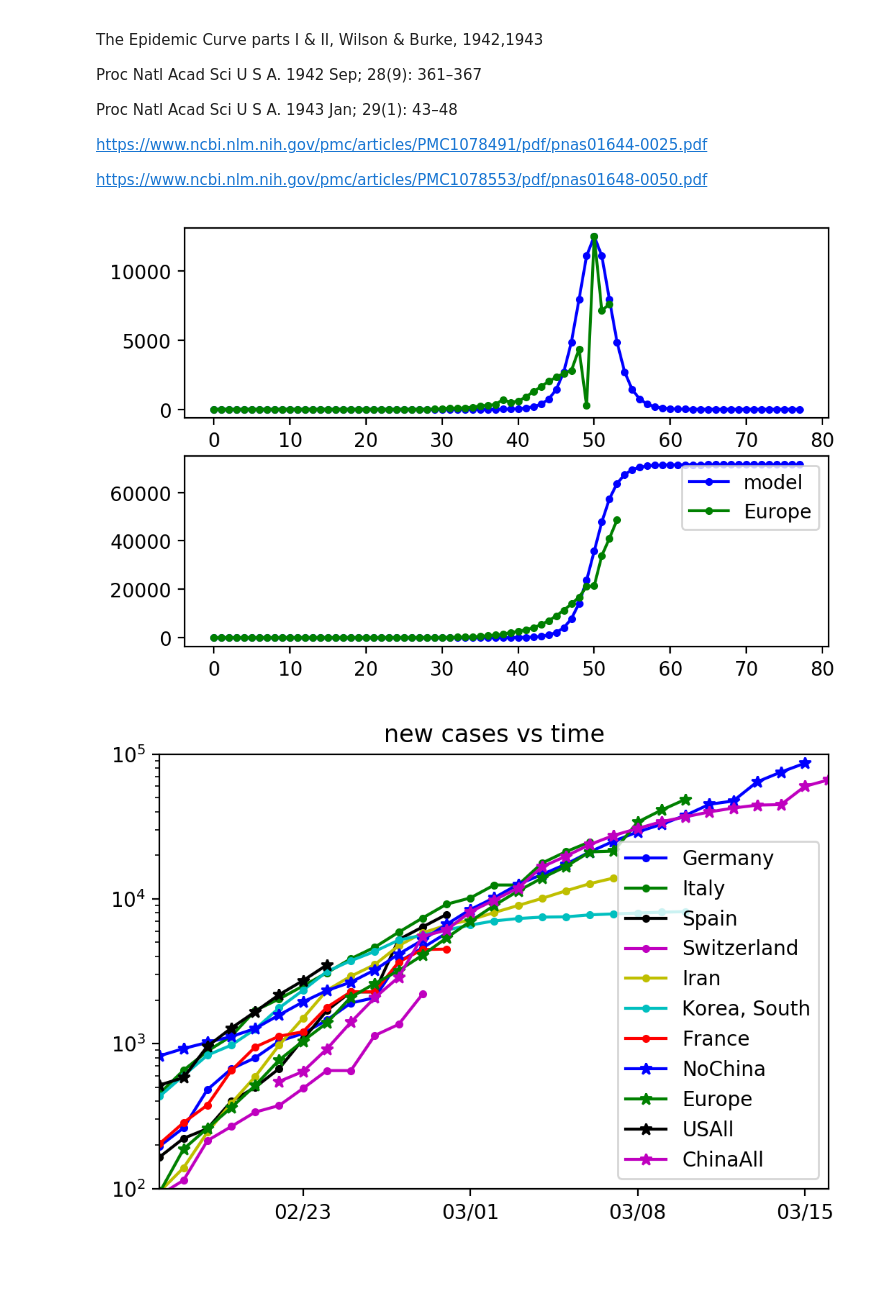
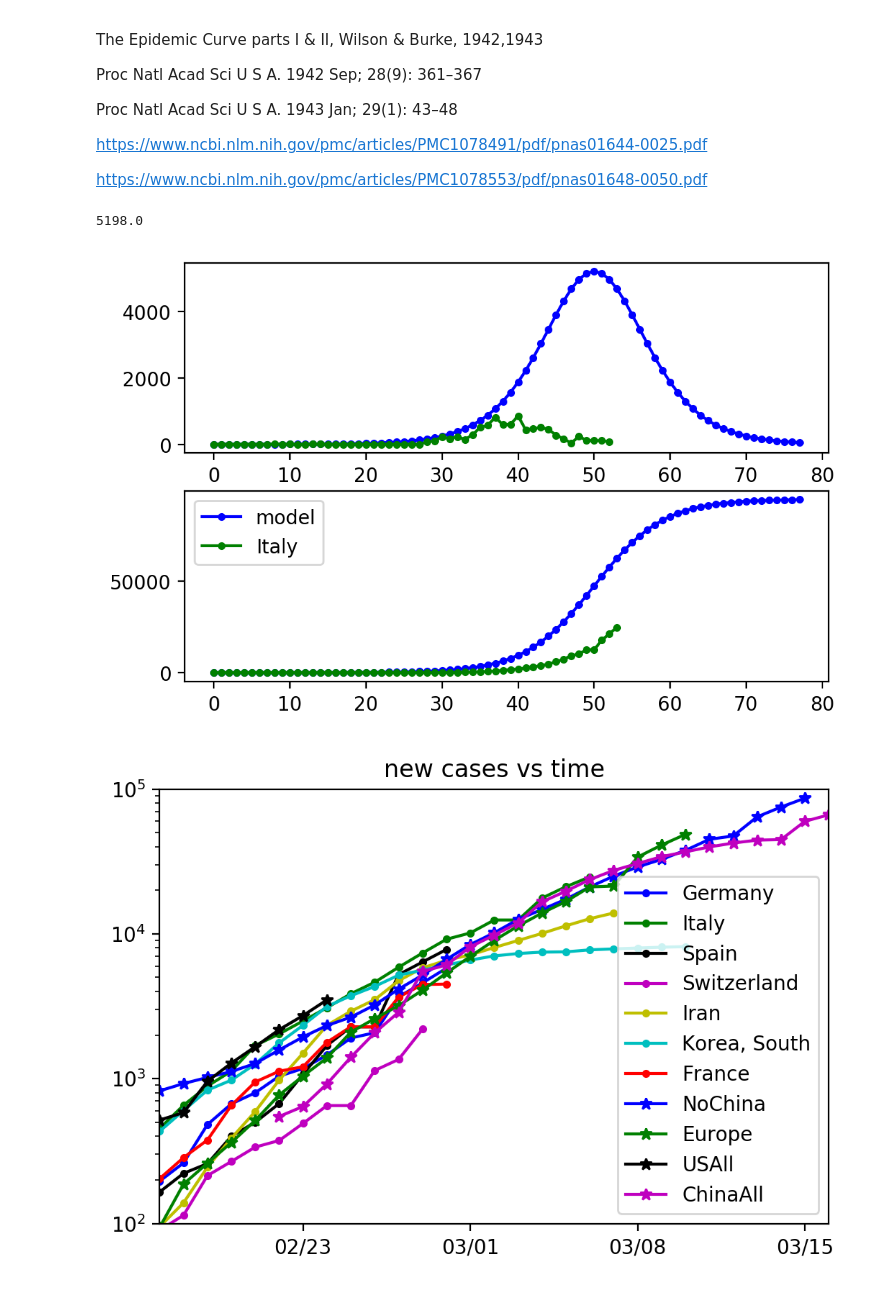
Before and after one commit to raysalem/sars-cov-19, a Jupyter notebook: cov-19.ipynb, the cells around one changed output. Cells and saved outputs as stored; diff of their text form; code cells hidden in the pictures.

```diff
--- a/cov-19.ipynb
+++ b/cov-19.ipynb
@@ -387,40 +400,48 @@ https://www.ncbi.nlm.nih.gov/pmc/articles/PMC1078491/pdf/pnas01644-0025.pdf
 https://www.ncbi.nlm.nih.gov/pmc/articles/PMC1078553/pdf/pnas01648-0050.pdf
 # %%
 
-filtV= "South Korea"
-filtV= "Europe"
+#filtV= "South Korea"
+filtV= "Italy"
 
 #filtV = "US"
 #filtV = "Italy"
 #filtV = "China"
 for ctr in countries.keys():
     #only get filtered country or group, from countries dict
     if not filtV == ctr: continue
 
     # get daily change, drop first value, '0'
-    Nd = data.loc[countries[ctr]].sum().diff().values[1:]
+    v = data.loc[countries[ctr]].sum().diff().values[1:]
+    y = data.loc[countries[ctr]].sum().values
 
-    A=max(Nd)
+    A=max(v)
+    print(A)
     # this is width variable, smaller means slower groth (this is a guss)
     # first run wiht a good set then adjust to target (for example run with south kora)
-    B=0.35
+    B=0.11
 
-    C=np.argmax(Nd)
+    C=np.argmax(v)
 
     # must be in days
+    N=sp.size(v)
+    t = np.arange(0,N+25)
+    yh = A/B * ( np.tanh( B * (t-C)) + 1 )
 
-    t = np.arange(0,sp.size(Nd)+25)
+    vh = A/(np.cosh( B * (t-C))**2)
     fig, ax = plt.subplots(2,1,)
-    ax[0].plot(A/(np.cosh( B * (t-C))**2),label="model")
+    ax[0].plot(vh,label="model")
     ax[0].plot(Nd,label=ctr)
+
     ax[1].grid()
-    ax[1].plot(A/B * ( np.tanh( B * (t-C)) + 1 ),label="model")
-    ax[1].plot(data.loc[countries[ctr]].sum().values,label=ctr)
+    ax[1].plot(yh,label="model")
+
+    ax[1].plot(y,label=ctr)
+
     ax[1].grid()
     plt.legend()
-    #plt.title("total cases over time");
 # %% [output]
+5198.0
-[figure, old version]
+[figure, new version]
 # %%
 #align countries, with the following offset to get a prediction where they are
 # ideally normalize too
```
Also changed, not shown: parts of 4 cells of this notebook.
